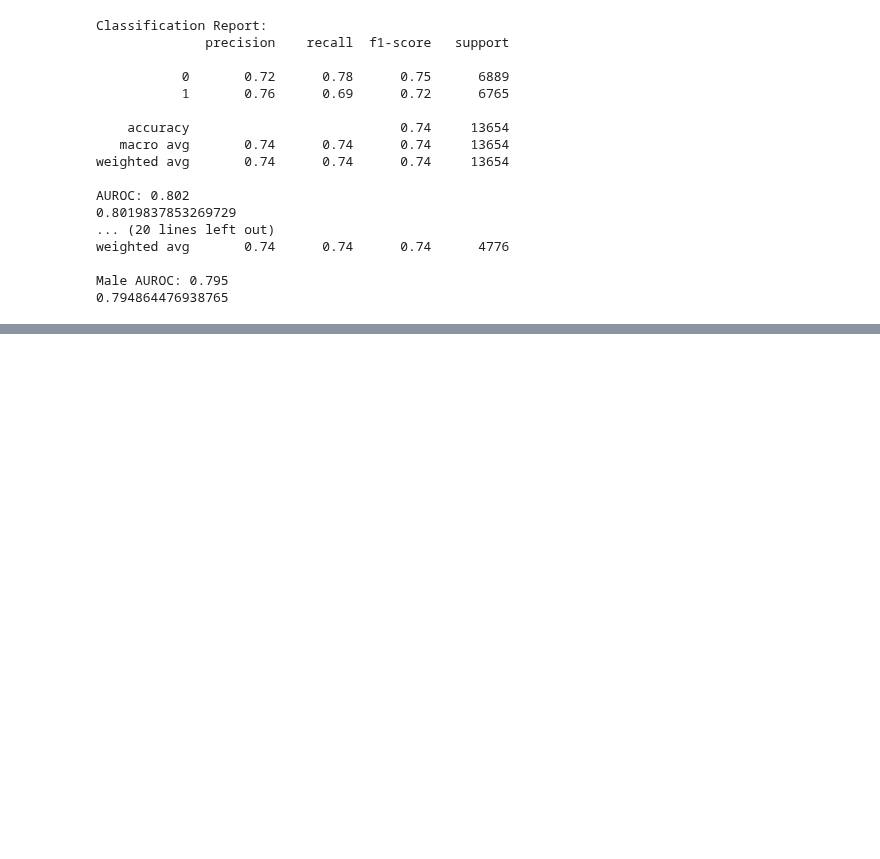
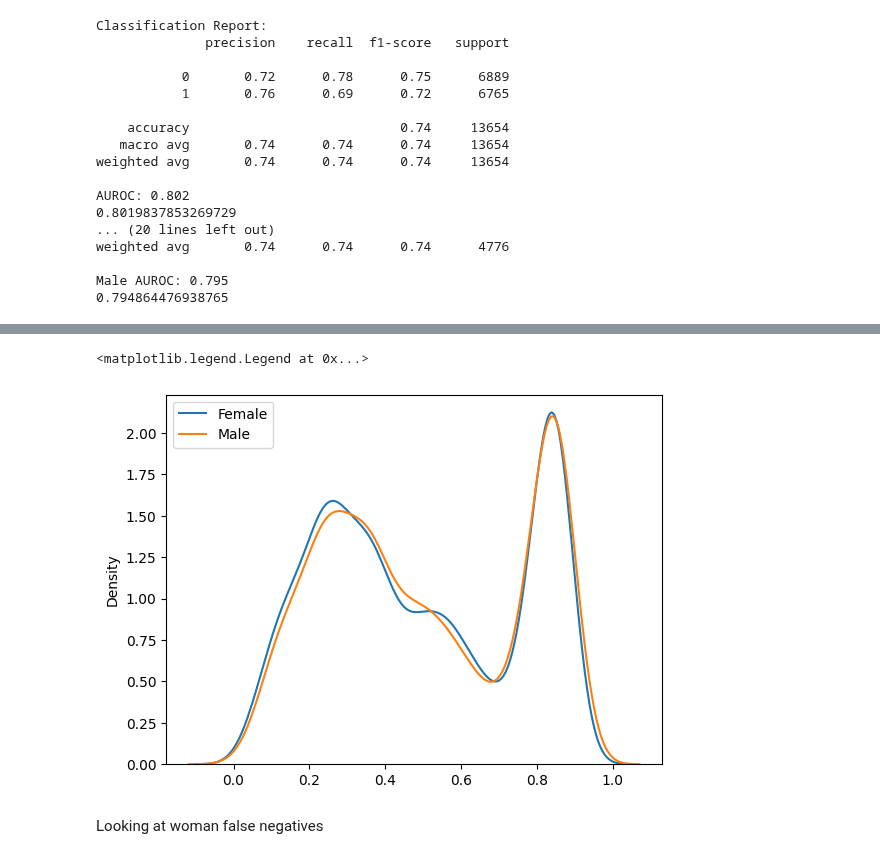
Before and after one commit to Kavisha612/Dissertation_ExplainableAI, a Jupyter notebook: models/models.ipynb, the cells around one changed output, grey strips where cells are left out. Saved outputs shown, nothing was run; the diff lists cells and outputs as text; code cells hidden in the pictures; blank space fills up the shorter version.

Commit message:
models trained on feature eng data and compared metrics; even tried random search for better parameters to fine tune

```diff
--- a/models/models.ipynb
+++ b/models/models.ipynb
@@ -163,0 +181,9 @@ XGBClassifier(base_score=None, booster=None, callbacks=None,
+# %%
+model_feat_1 = XGBClassifier(
+    n_estimators=200,
+    max_depth=4,
+    learning_rate=0.05,
+    random_state=42,
+)
+
+model_feat_1.fit(X_train_feat_1, y_train_feat_1)
@@ -232,0 +410,19 @@ Male AUROC: 0.795
+# %%
+# Split by gender (feature engineered dataset)
+
+test_female_feat_1 = test_df_feat_1[test_df_feat_1["gender"] == 0]
+test_male_feat_1 = test_df_feat_1[test_df_feat_1["gender"] == 1]
+
+X_test_female_feat_1 = test_female_feat_1.drop(columns=["cardio", "stratify"])
+X_test_male_feat_1 = test_male_feat_1.drop(columns=["cardio", "stratify"])
+
+y_test_female_feat_1 = y_test_feat_1[test_df_feat_1["gender"] == 0]
+y_test_male_feat_1 = y_test_feat_1[test_df_feat_1["gender"] == 1]
+# %%
+# Predictions (feature engineered model)
+
+y_pred_female_feat_1 = model_feat_1.predict(X_test_female_feat_1)
+y_pred_proba_female_feat_1 = model_feat_1.predict_proba(X_test_female_feat_1)[:, 1]
+
+y_pred_male_feat_1 = model_feat_1.predict(X_test_male_feat_1)
+y_pred_proba_male_feat_1 = model_feat_1.predict_proba(X_test_male_feat_1)[:, 1]
@@ -232,0 +485,12 @@ Male AUROC: 0.795
+# %%
+import seaborn as sns
+import matplotlib.pyplot as plt
+
+sns.kdeplot(y_pred_proba_female_feat_1, label="Female")
+sns.kdeplot(y_pred_proba_male_feat_1, label="Male")
+plt.legend()
+# %% [output]
+<matplotlib.legend.Legend at 0x...>
+[figure, added]
+# %% [markdown]
+Looking at woman false negatives
```
Also changed, not shown: parts of 18 cells of this notebook, 4 other files.
